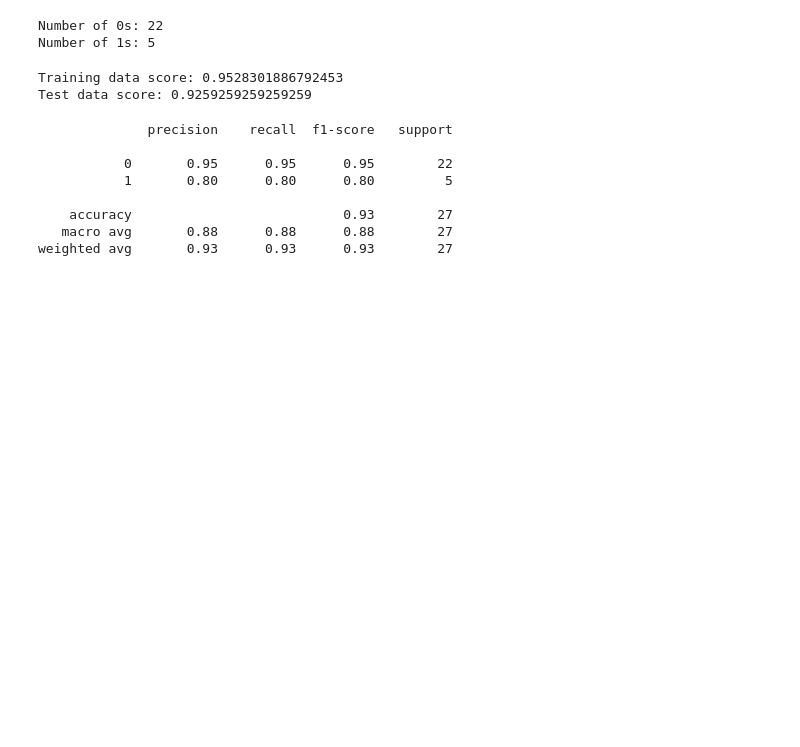
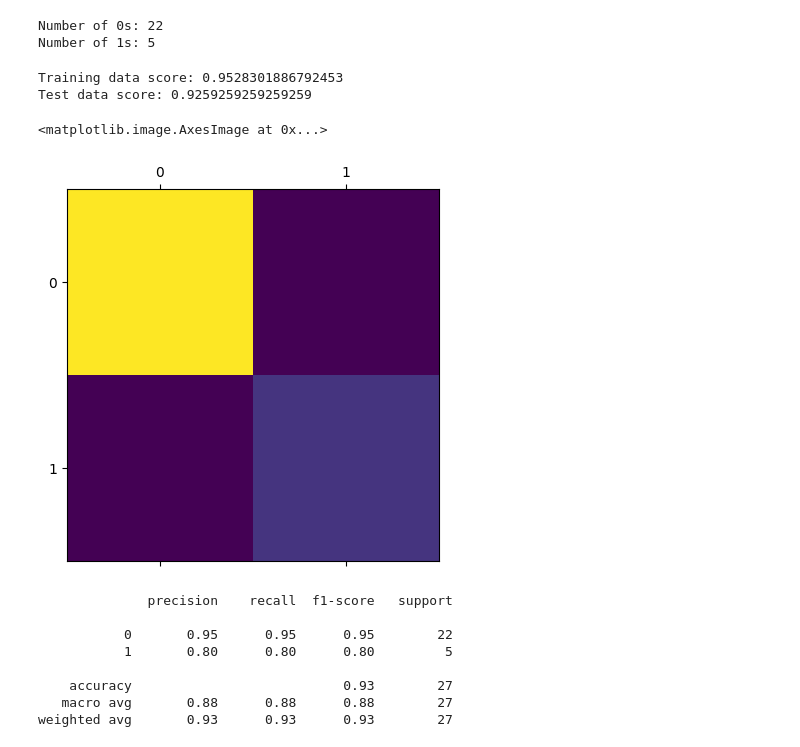
Before and after one commit to Khagendra01/CS-498, a Jupyter notebook: Algorithms/Old_Meta/GarbageNetwork.ipynb, the cells around one changed output. Saved outputs shown, nothing was run; the diff lists cells and outputs as text; code cells hidden in the pictures; blank space fills up the shorter version.

```diff
--- a/Algorithms/Old_Meta/GarbageNetwork.ipynb
+++ b/Algorithms/Old_Meta/GarbageNetwork.ipynb
@@ -64,6 +67,13 @@ print(f"Test data score: {p.score(X_test, y_test)}")
 # %% [output]
 Training data score: 0.9528301886792453
 Test data score: 0.9259259259259259
+# %%
+cm = confusion_matrix( p.predict(X_test), y_test)
+# plt.set_cmap()
+plt.matshow(cm)
+# %% [output]
+<matplotlib.image.AxesImage at 0x...>
+[figure, added]
 # %%
 # predictions = p.predict(X_test)
 # for i in range(len(X_test)):
```
Also changed, not shown: parts of 9 cells of this notebook, 1 other file.
